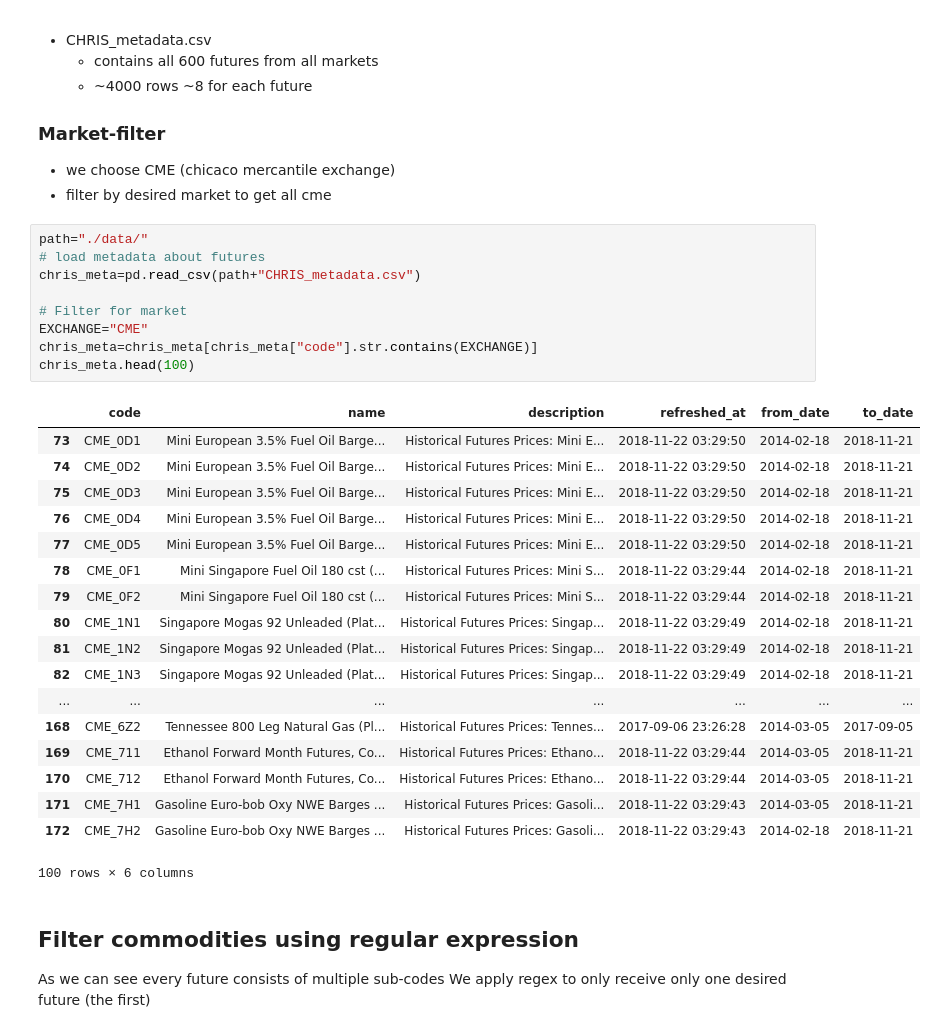
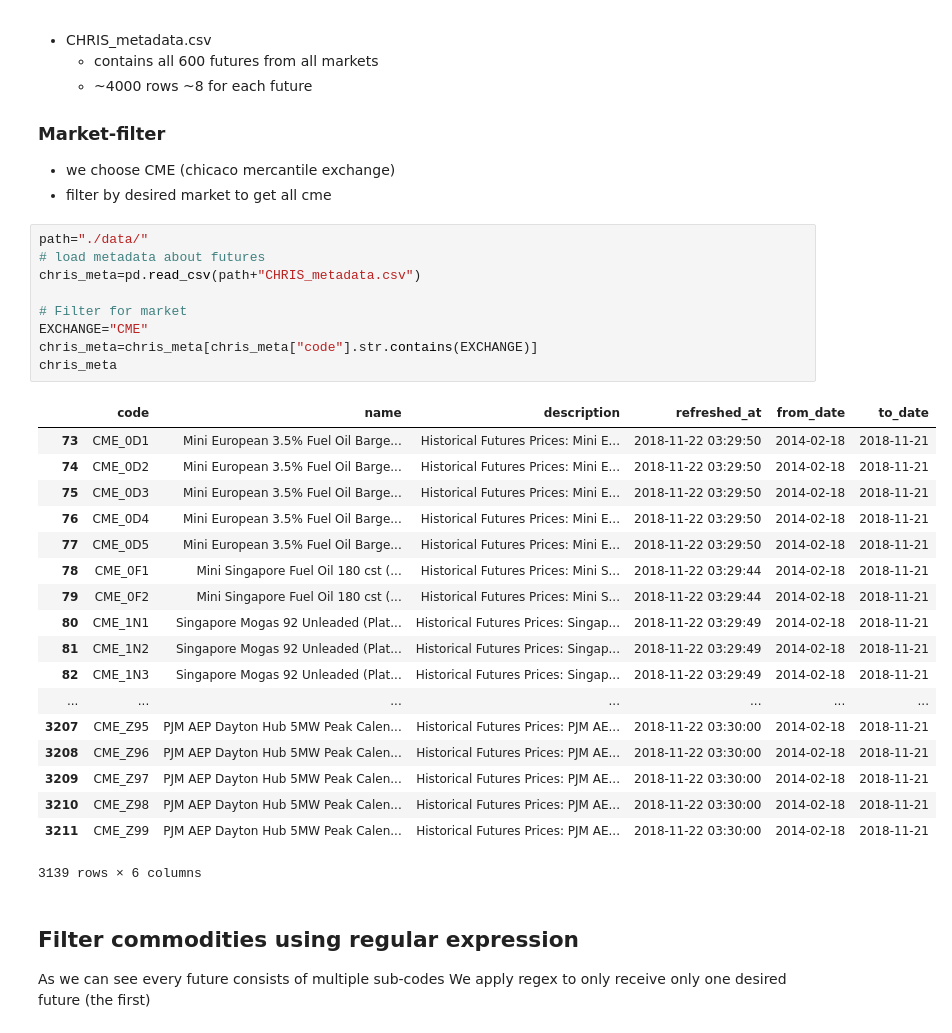
Before and after one commit to weberjoe/cme_futures_analysis, a Jupyter notebook: commodities_fetch.ipynb, the cells around one changed output. Saved outputs shown, nothing was run; the diff lists cells and outputs as text.

```diff
--- a/commodities_fetch.ipynb
+++ b/commodities_fetch.ipynb
@@ -20,31 +22,31 @@ CHRIS index dataset [link](https://www.quandl.com/data/CHRIS-Wiki-Continuous-Fut
 # %%
 path="./data/"
 # load metadata about futures
 chris_meta=pd.read_csv(path+"CHRIS_metadata.csv")
 
 # Filter for market
 EXCHANGE="CME"
 chris_meta=chris_meta[chris_meta["code"].str.contains(EXCHANGE)]
-chris_meta.head(100)
+chris_meta
 # %% [output]
 |  | code | name | description | refreshed_at | from_date | to_date |
 | 73 | CME_0D1 | Mini European 3.5% Fuel Oil Barge... | Historical Futures Prices: Mini E... | 2018-11-22 03:29:50 | 2014-02-18 | 2018-11-21 |
 | 74 | CME_0D2 | Mini European 3.5% Fuel Oil Barge... | Historical Futures Prices: Mini E... | 2018-11-22 03:29:50 | 2014-02-18 | 2018-11-21 |
 | 75 | CME_0D3 | Mini European 3.5% Fuel Oil Barge... | Historical Futures Prices: Mini E... | 2018-11-22 03:29:50 | 2014-02-18 | 2018-11-21 |
 | 76 | CME_0D4 | Mini European 3.5% Fuel Oil Barge... | Historical Futures Prices: Mini E... | 2018-11-22 03:29:50 | 2014-02-18 | 2018-11-21 |
 | 77 | CME_0D5 | Mini European 3.5% Fuel Oil Barge... | Historical Futures Prices: Mini E... | 2018-11-22 03:29:50 | 2014-02-18 | 2018-11-21 |
 | 78 | CME_0F1 | Mini Singapore Fuel Oil 180 cst (... | Historical Futures Prices: Mini S... | 2018-11-22 03:29:44 | 2014-02-18 | 2018-11-21 |
 | 79 | CME_0F2 | Mini Singapore Fuel Oil 180 cst (... | Historical Futures Prices: Mini S... | 2018-11-22 03:29:44 | 2014-02-18 | 2018-11-21 |
 | 80 | CME_1N1 | Singapore Mogas 92 Unleaded (Plat... | Historical Futures Prices: Singap... | 2018-11-22 03:29:49 | 2014-02-18 | 2018-11-21 |
 | 81 | CME_1N2 | Singapore Mogas 92 Unleaded (Plat... | Historical Futures Prices: Singap... | 2018-11-22 03:29:49 | 2014-02-18 | 2018-11-21 |
 | 82 | CME_1N3 | Singapore Mogas 92 Unleaded (Plat... | Historical Futures Prices: Singap... | 2018-11-22 03:29:49 | 2014-02-18 | 2018-11-21 |
 | ... | ... | ... | ... | ... | ... | ... |
-| 168 | CME_6Z2 | Tennessee 800 Leg Natural Gas (Pl... | Historical Futures Prices: Tennes... | 2017-09-06 23:26:28 | 2014-03-05 | 2017-09-05 |
-| 169 | CME_711 | Ethanol Forward Month Futures, Co... | Historical Futures Prices: Ethano... | 2018-11-22 03:29:44 | 2014-03-05 | 2018-11-21 |
-| 170 | CME_712 | Ethanol Forward Month Futures, Co... | Historical Futures Prices: Ethano... | 2018-11-22 03:29:44 | 2014-03-05 | 2018-11-21 |
-| 171 | CME_7H1 | Gasoline Euro-bob Oxy NWE Barges ... | Historical Futures Prices: Gasoli... | 2018-11-22 03:29:43 | 2014-03-05 | 2018-11-21 |
-| 172 | CME_7H2 | Gasoline Euro-bob Oxy NWE Barges ... | Historical Futures Prices: Gasoli... | 2018-11-22 03:29:43 | 2014-02-18 | 2018-11-21 |
+| 3207 | CME_Z95 | PJM AEP Dayton Hub 5MW Peak Calen... | Historical Futures Prices: PJM AE... | 2018-11-22 03:30:00 | 2014-02-18 | 2018-11-21 |
+| 3208 | CME_Z96 | PJM AEP Dayton Hub 5MW Peak Calen... | Historical Futures Prices: PJM AE... | 2018-11-22 03:30:00 | 2014-02-18 | 2018-11-21 |
+| 3209 | CME_Z97 | PJM AEP Dayton Hub 5MW Peak Calen... | Historical Futures Prices: PJM AE... | 2018-11-22 03:30:00 | 2014-02-18 | 2018-11-21 |
+| 3210 | CME_Z98 | PJM AEP Dayton Hub 5MW Peak Calen... | Historical Futures Prices: PJM AE... | 2018-11-22 03:30:00 | 2014-02-18 | 2018-11-21 |
+| 3211 | CME_Z99 | PJM AEP Dayton Hub 5MW Peak Calen... | Historical Futures Prices: PJM AE... | 2018-11-22 03:30:00 | 2014-02-18 | 2018-11-21 |
-100 rows × 6 columns
+3139 rows × 6 columns
 # %% [markdown]
 ## Filter commodities using regular expression
 As we can see every future consists of multiple sub-codes
```
Also changed, not shown: parts of 13 cells of this notebook.
